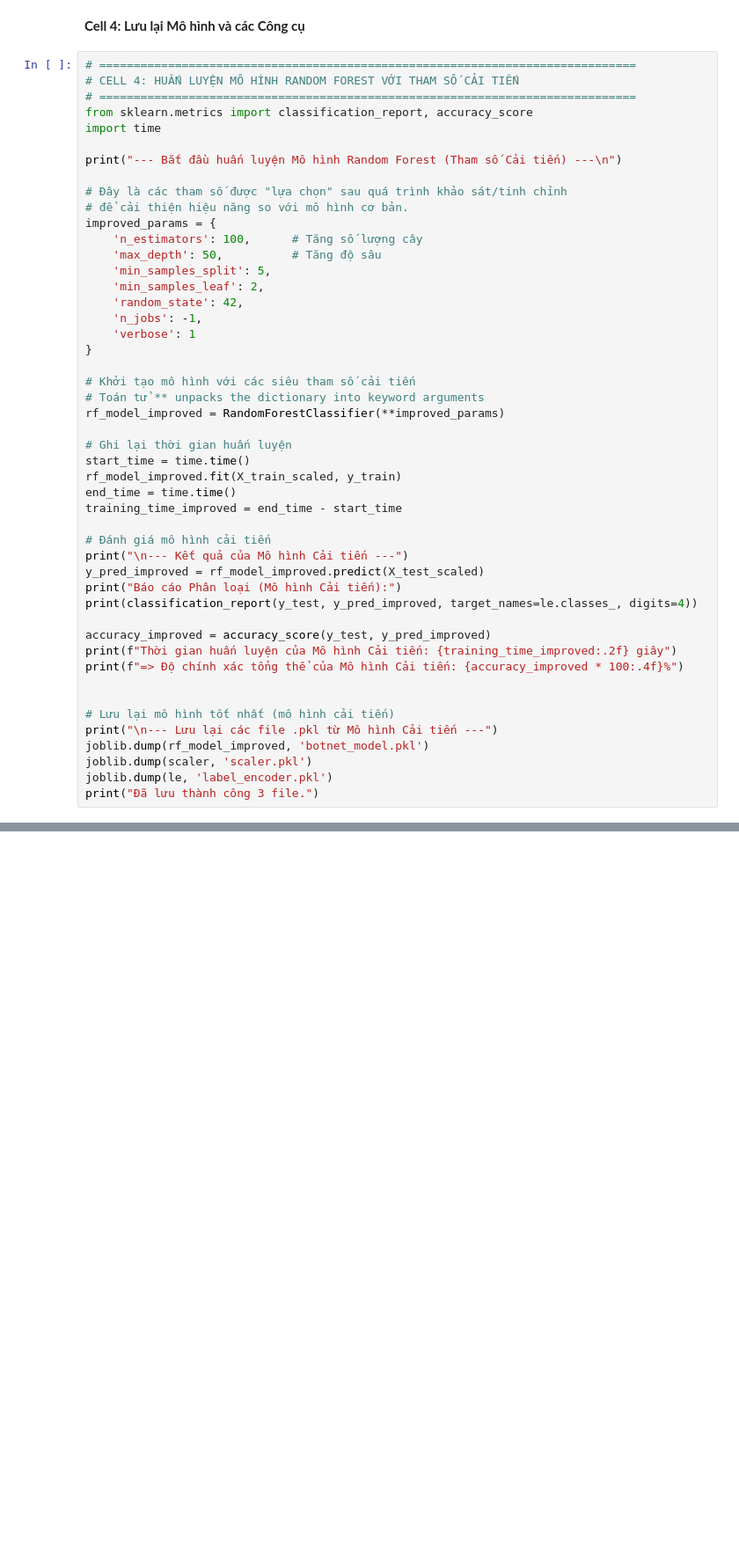
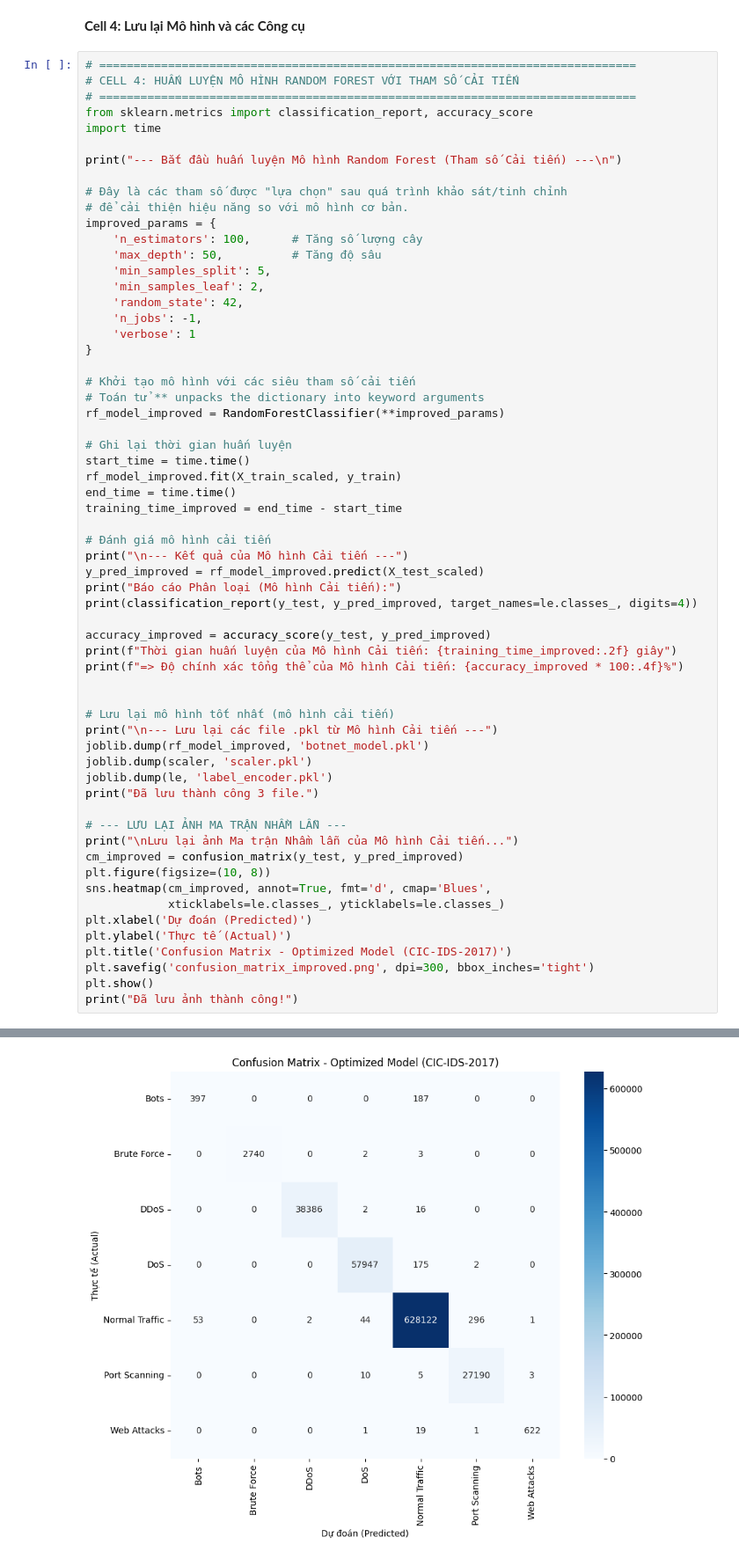
Before and after one commit to TranHuuDat2004/kaggle, a Jupyter notebook: train-model-cicids2017_cleaned.ipynb, the cells around one changed output, grey strips where cells are left out. Shown: that part at 88% size. Drawn from its saved outputs; the diff is of its cells as text; blank space fills up the shorter version.

Commit message:
Kaggle Notebook | train-model-cicids2017_cleaned | Version 8

```diff
--- a/train-model-cicids2017_cleaned.ipynb
+++ b/train-model-cicids2017_cleaned.ipynb
@@ -236,6 +236,19 @@ joblib.dump(rf_model_improved, 'botnet_model.pkl')
 joblib.dump(scaler, 'scaler.pkl')
 joblib.dump(le, 'label_encoder.pkl')
 print("Đã lưu thành công 3 file.")
+
+# --- LƯU LẠI ẢNH MA TRẬN NHẦM LẪN ---
+print("\nLưu lại ảnh Ma trận Nhầm lẫn của Mô hình Cải tiến...")
+cm_improved = confusion_matrix(y_test, y_pred_improved)
+plt.figure(figsize=(10, 8))
+sns.heatmap(cm_improved, annot=True, fmt='d', cmap='Blues',
+            xticklabels=le.classes_, yticklabels=le.classes_)
+plt.xlabel('Dự đoán (Predicted)')
+plt.ylabel('Thực tế (Actual)')
+plt.title('Confusion Matrix - Optimized Model (CIC-IDS-2017)')
+plt.savefig('confusion_matrix_improved.png', dpi=300, bbox_inches='tight')
+plt.show()
+print("Đã lưu ảnh thành công!")
 # %% [output]
 --- Bắt đầu huấn luyện Mô hình Random Forest (Tham số Cải tiến) ---
 [Parallel(n_jobs=-1)]: Using backend ThreadingBackend with 4 concurrent workers.
@@ -267,0 +278 @@ Thời gian huấn luyện của Mô hình Cải tiến: 357.03 giây
+[figure, added]
```
Also changed, not shown: parts of 3 cells of this notebook.
